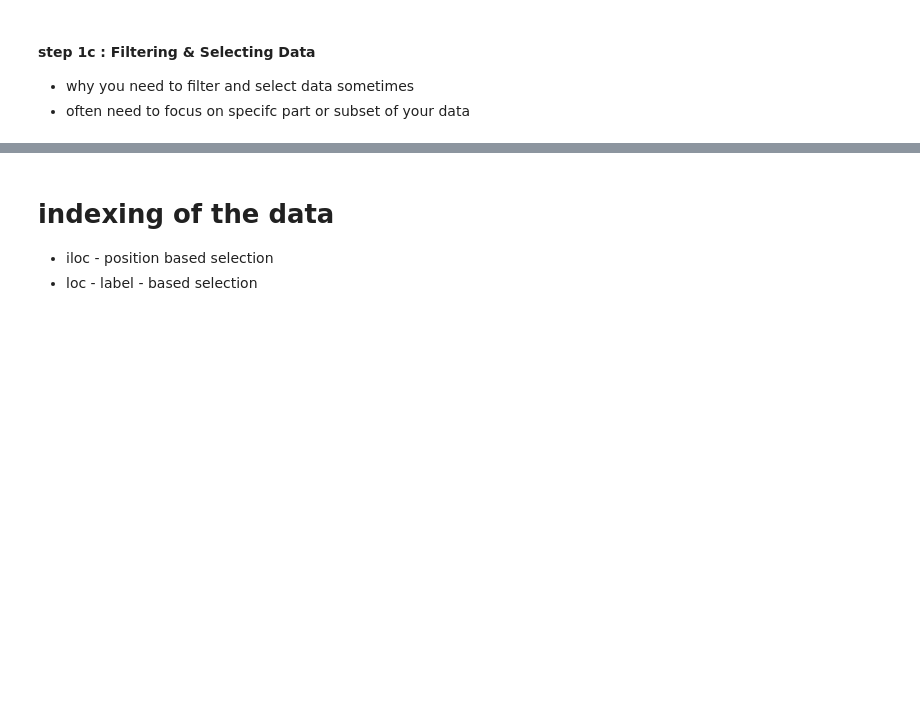
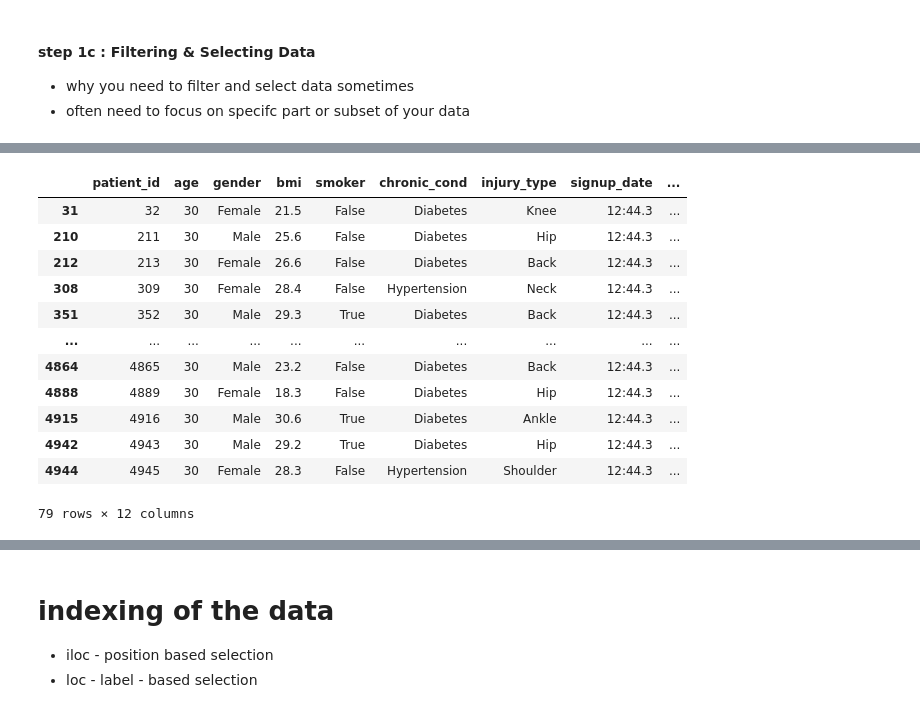
Before and after one commit to myekini/Mentorship-with-Edwin, a Jupyter notebook: Notebooks/Week_one/Data_Wrangling.ipynb, the cells around one changed output, grey strips where cells are left out. Cells and saved outputs as stored; diff of their text form; code cells hidden in the pictures; blank space fills up the shorter version.

Commit message:
Data wrangling

```diff
--- a/Notebooks/Week_one/Data_Wrangling.ipynb
+++ b/Notebooks/Week_one/Data_Wrangling.ipynb
@@ -198,5 +196,19 @@ df.head(3)
 # %%
-#filter rows with a single conditions
+# 1st way is filtering the data with a single condition
 
-df[ df['age'] > 60 ]
+df[df['age'] == 30]
+# %% [output]
+|  | patient_id | age | gender | bmi | smoker | chronic_cond | injury_type | signup_date | ... |
+| 31 | 32 | 30 | Female | 21.5 | False | Diabetes | Knee | 12:44.3 | ... |
+| 210 | 211 | 30 | Male | 25.6 | False | Diabetes | Hip | 12:44.3 | ... |
+| 212 | 213 | 30 | Female | 26.6 | False | Diabetes | Back | 12:44.3 | ... |
+| 308 | 309 | 30 | Female | 28.4 | False | Hypertension | Neck | 12:44.3 | ... |
+| 351 | 352 | 30 | Male | 29.3 | True | Diabetes | Back | 12:44.3 | ... |
+| ... | ... | ... | ... | ... | ... | ... | ... | ... | ... |
+| 4864 | 4865 | 30 | Male | 23.2 | False | Diabetes | Back | 12:44.3 | ... |
+| 4888 | 4889 | 30 | Female | 18.3 | False | Diabetes | Hip | 12:44.3 | ... |
+| 4915 | 4916 | 30 | Male | 30.6 | True | Diabetes | Ankle | 12:44.3 | ... |
+| 4942 | 4943 | 30 | Male | 29.2 | True | Diabetes | Hip | 12:44.3 | ... |
+| 4944 | 4945 | 30 | Female | 28.3 | False | Hypertension | Shoulder | 12:44.3 | ... |
+79 rows × 12 columns
 # %%
```
Also changed, not shown: parts of 21 cells of this notebook.
